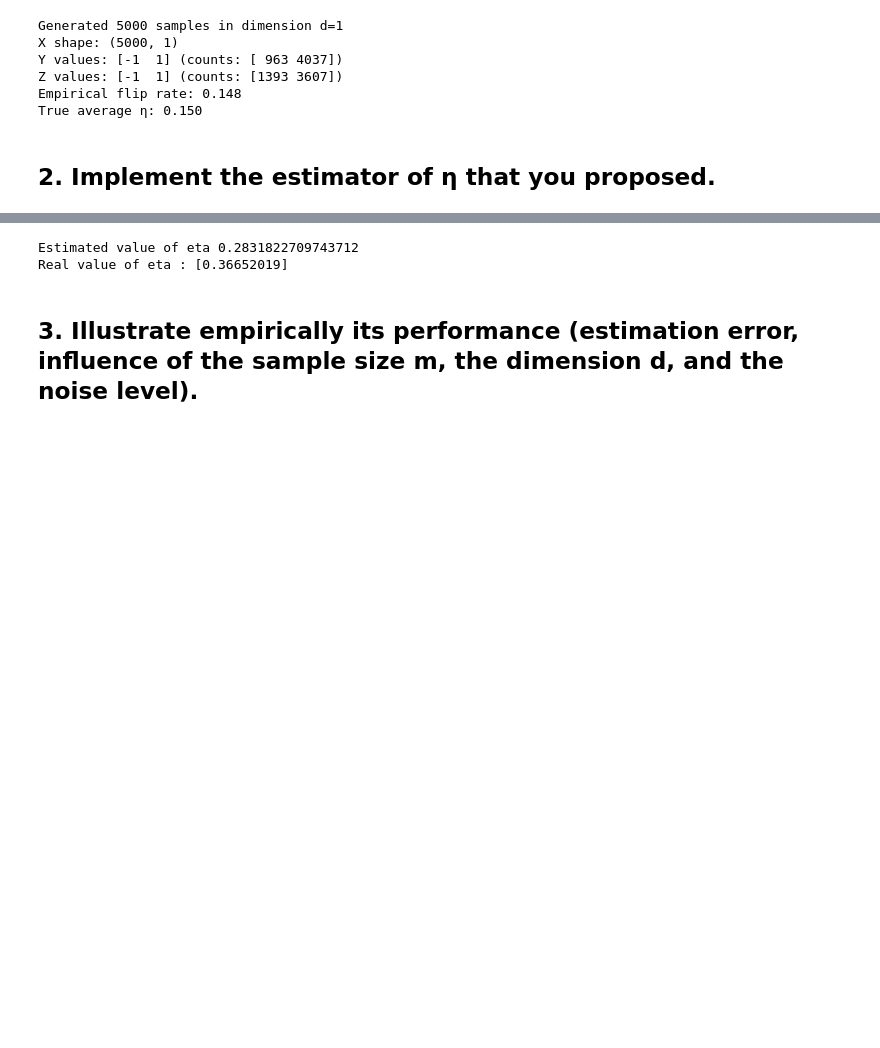
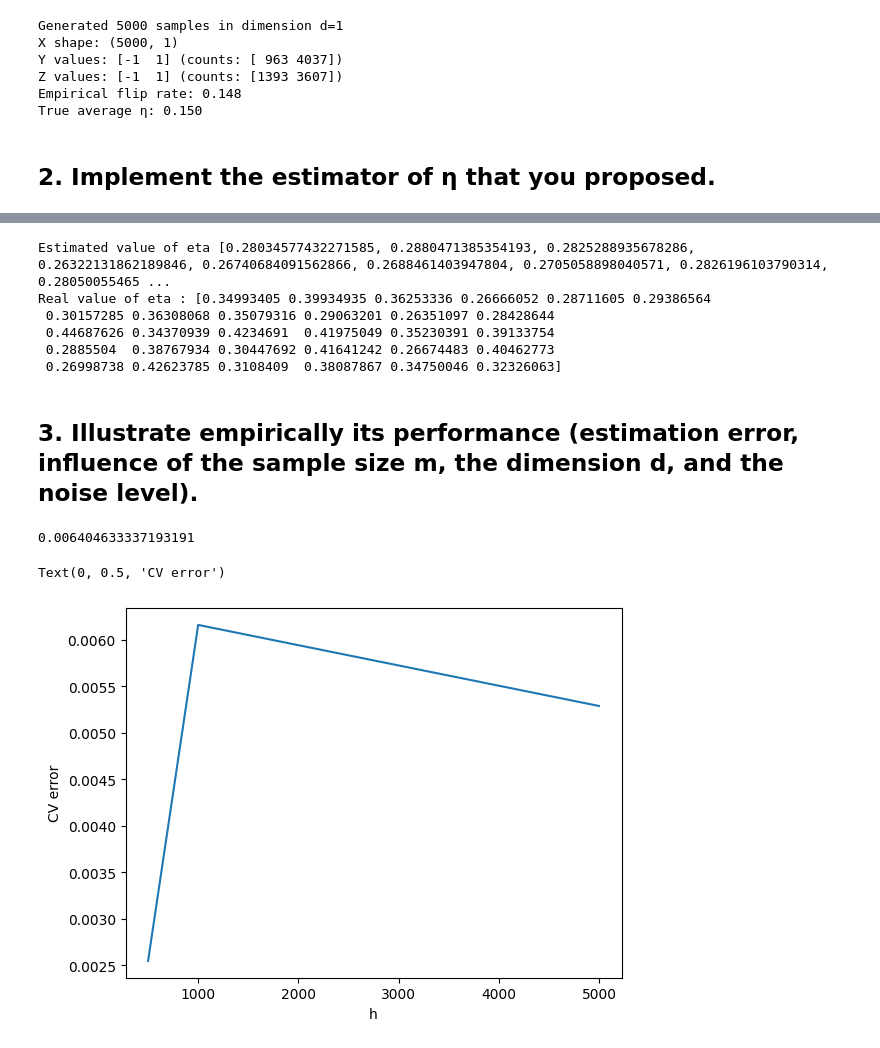
Before and after one commit to RaniaZougari/SL_Project, a Jupyter notebook: Simulation.ipynb, the cells around one changed output, grey strips where cells are left out. Cells and saved outputs as stored; diff of their text form; code cells hidden in the pictures; blank space fills up the shorter version.

```diff
--- a/Simulation.ipynb
+++ b/Simulation.ipynb
@@ -39,7 +39,7 @@ def eta_linear(x: np.ndarray, eta_max) -> np.ndarray:
     return eta_max * (eta_max + 0.4 * (x_flat + 1) / 2)
 # %%
 # Generate data
-def generate_data(m: int, d: int, eta_func, eta_max: float = 0.8):
+def generate_data(m: int, d: int, eta_func, eta_max):
     # Generate X uniformly in [-1, 1]^d
     X = np.random.uniform(-1, 1, size=(m, d))
 
@@ -142,12 +138,17 @@ plt.ylabel("CV error")
 # %%
-X_test, Y_test, Z_test, eta_true = generate_data(1,d,eta_linear,eta_max=0.5)
+X_test, Y_test, Z_test, eta_true = generate_data(30,d,eta_linear,eta_max=0.5)
+estimated_eta = []
 for x in X_test :
-    estimated_eta = eta_estimator(X,Z,x,0.5344827586206896)
+    estimated_eta.append(eta_estimator(X,Z,x,0.5344827586206896))
 
 print(f"Estimated value of eta {estimated_eta}")
 print(f"Real value of eta : {eta_true}")
 # %% [output]
-Estimated value of eta 0.2831822709743712
-Real value of eta : [0.36652019]
+Estimated value of eta [0.28034577432271585, 0.2880471385354193, 0.2825288935678286, 0.26322131862189846, 0.26740684091562866, 0.2688461403947804, 0.2705058898040571, 0.2826196103790314, 0.28050055465 ...
+Real value of eta : [0.34993405 0.39934935 0.36253336 0.26666052 0.28711605 0.29386564
+ 0.30157285 0.36308068 0.35079316 0.29063201 0.26351097 0.28428644
+ 0.44687626 0.34370939 0.4234691  0.41975049 0.35230391 0.39133754
+ 0.2885504  0.38767934 0.30447692 0.41641242 0.26674483 0.40462773
+ 0.26998738 0.42623785 0.3108409  0.38087867 0.34750046 0.32326063]
 # %% [markdown]
 ## 3. Illustrate empirically its performance (estimation error, influence of the sample size m, the dimension d, and the noise level).
@@ -153,0 +157,28 @@ Real value of eta : [0.36652019]
+# %%
+#Estimation error
+
+def MSE(eta,eta_hat):
+    error = 0
+    error = (eta - eta_hat)**2
+
+    return(np.mean(error))
+
+print(MSE(eta_true,result_estimator))
+# %% [output]
+0.006404633337193191
+# %%
+m_values=np.array([500,1000,5000])
+data_generation_values=[generate_data(m, d, eta_linear, eta_max) for m in m_values]
+X_test, Y_test, Z_test, eta_true = generate_data(30,d,eta_linear,eta_max=0.5)
+data_points = []
+for data in data_generation_values:
+    data_estimation_values = [eta_estimator(data[0],data[2],x,0.5344827586206896) for x in X_test]
+    data_points.append(MSE(eta_true,data_estimation_values))
+
+
+plt.plot(m_values, data_points)
+plt.xlabel("h")
+plt.ylabel("CV error")
+# %% [output]
+Text(0, 0.5, 'CV error')
+[figure, added]
```
Also changed, not shown: parts of 4 cells of this notebook.
